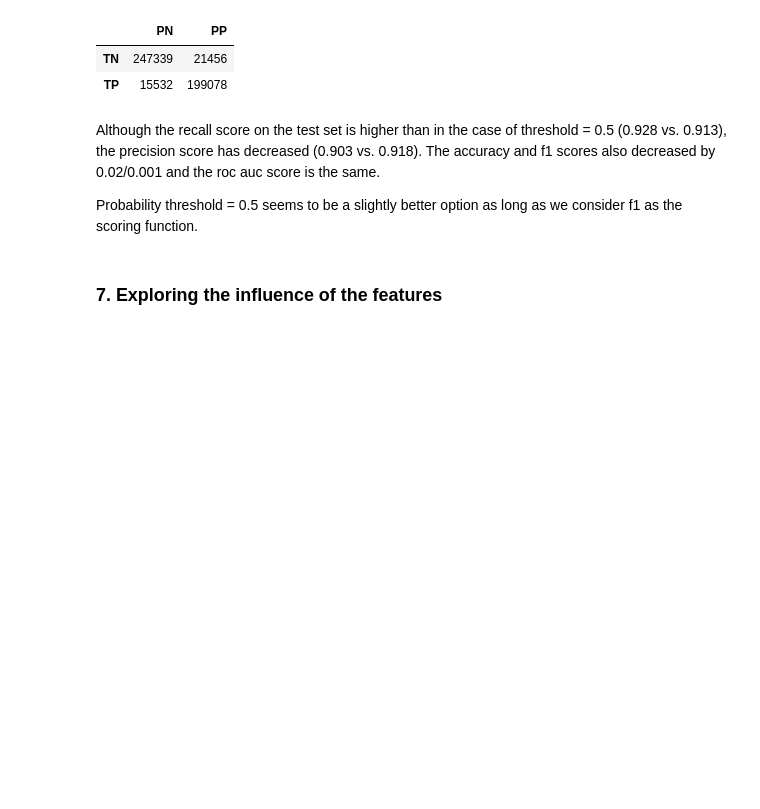
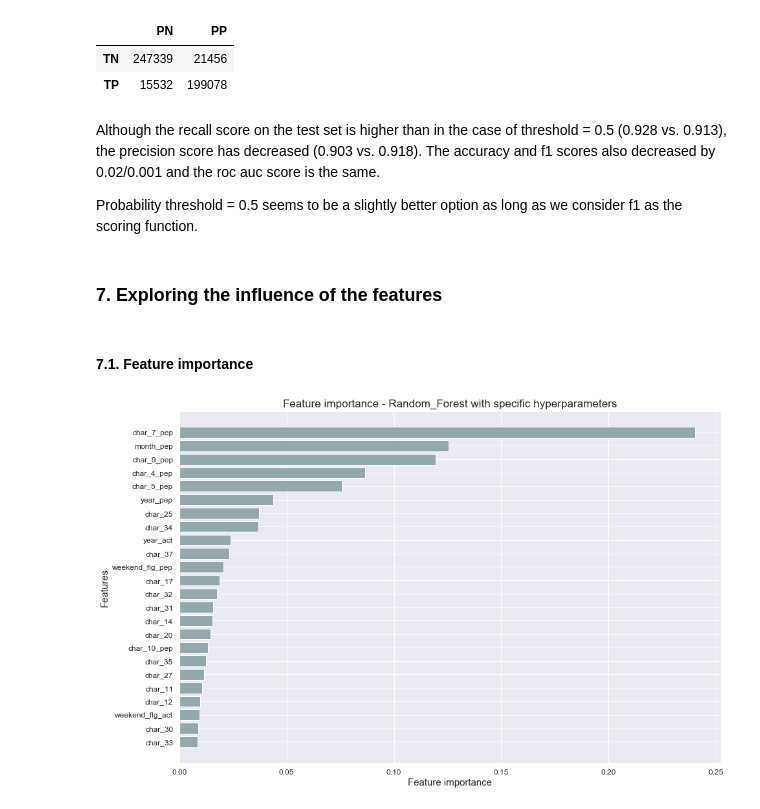
Before and after one commit to joanlenczuk/red_hat_project, a Jupyter notebook: modeling_red_hat.ipynb, the cells around one changed output. Cells and saved outputs as stored; diff of their text form; code cells hidden in the pictures; blank space fills up the shorter version.

```diff
--- a/modeling_red_hat.ipynb
+++ b/modeling_red_hat.ipynb
@@ -799,3 +833,9 @@ Although the recall score on the test set is higher than in the case of threshol
 Probability threshold = 0.5 seems to be a slightly better option as long as we consider f1 as the scoring function.
 # %% [markdown]
 ### 7. Exploring the influence of the features
+# %% [markdown]
+#### 7.1. Feature importance
+# %%
+plot_feature_importance(rf_trees, "Random_Forest", X_train, random_seed, 'specific')
+# %% [output]
+[figure, added]
```
Also changed, not shown: parts of 13 cells of this notebook, 2 other files.
